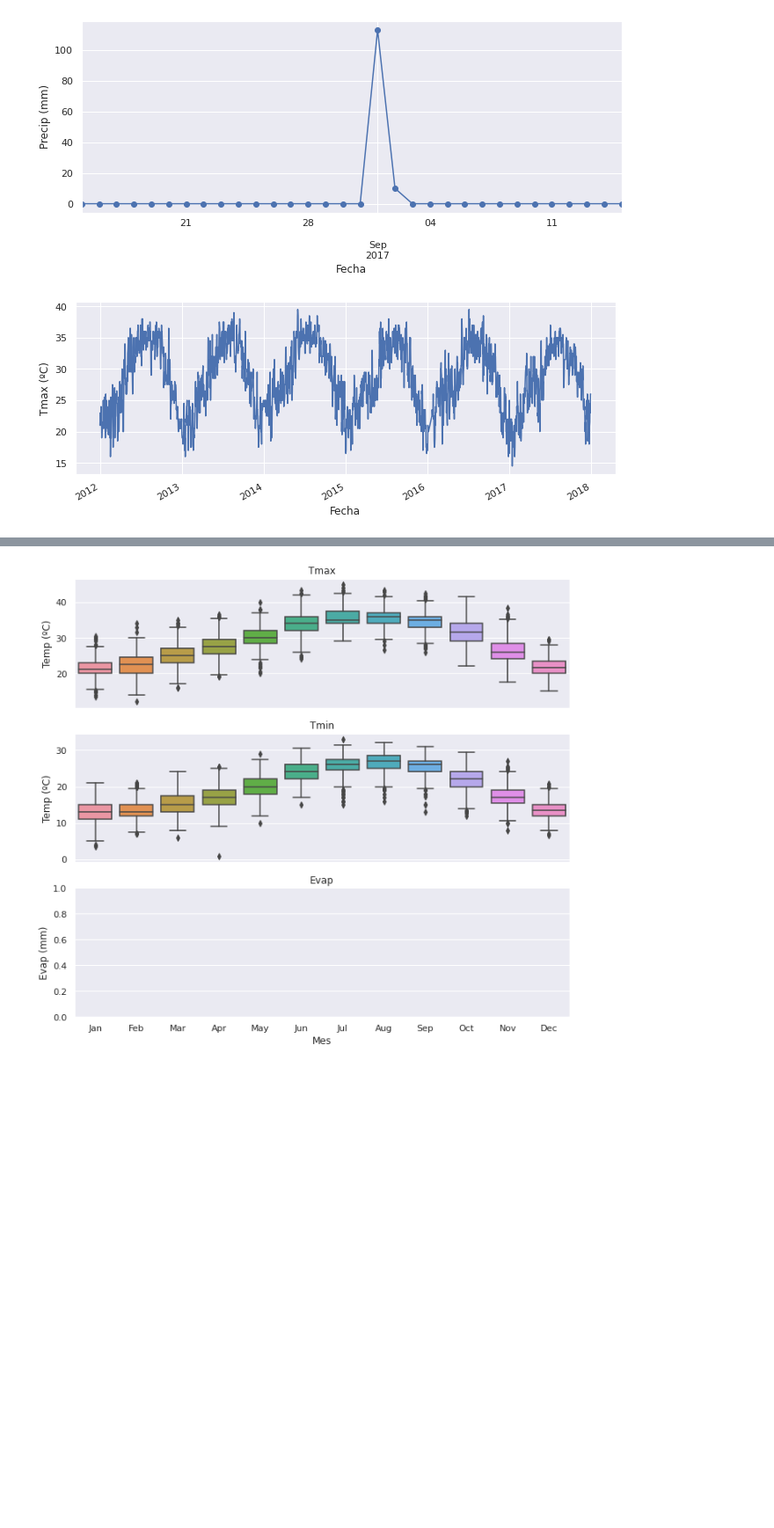
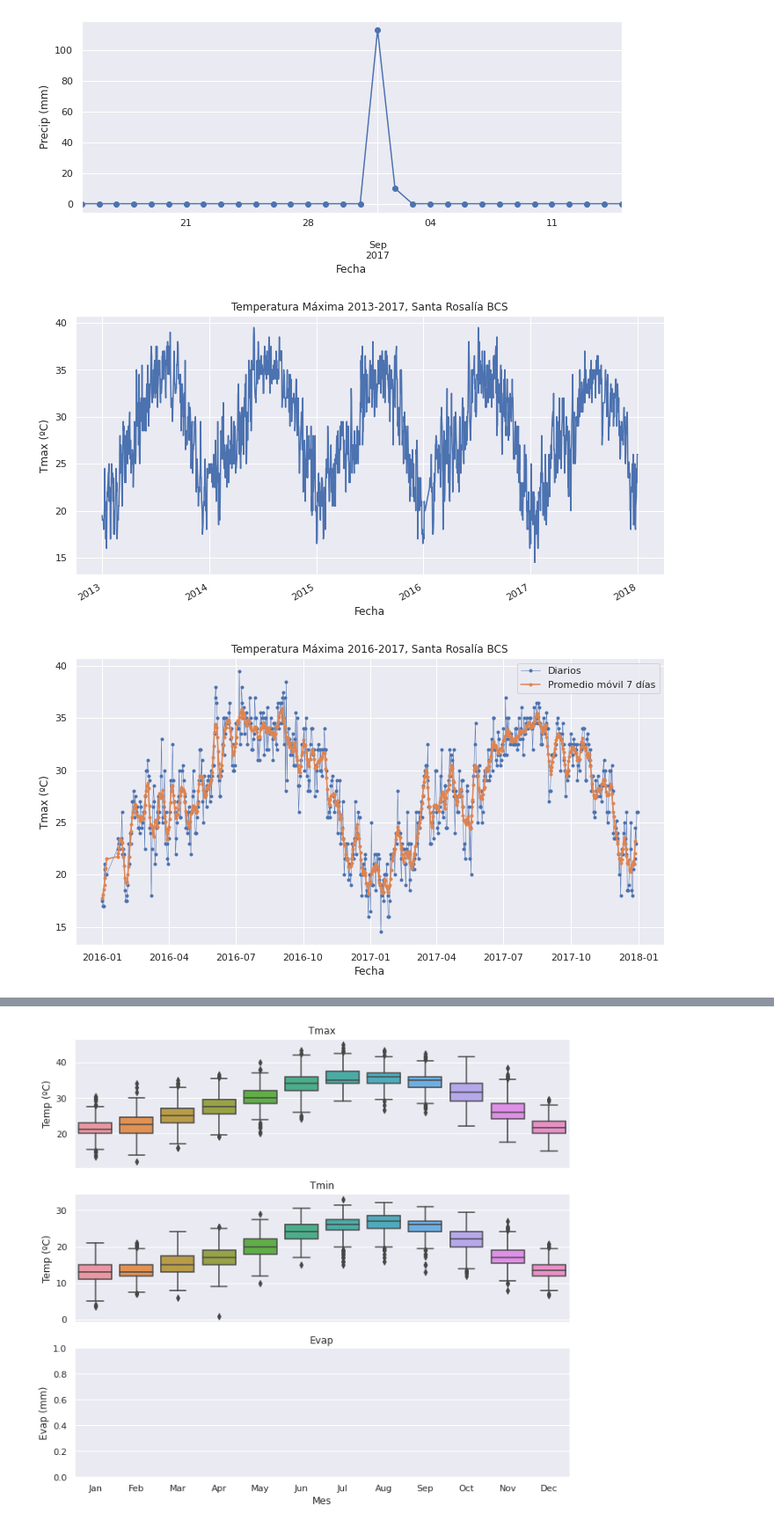
Before and after one commit to carloslizarragac/FisicaComputacional1, a Jupyter notebook: Actividad5.ipynb, the cells around one changed output, grey strips where cells are left out. Shown at 88% size. Saved outputs shown, nothing was run; the diff lists cells and outputs as text; code cells hidden in the pictures; blank space fills up the shorter version.

```diff
--- a/Actividad5.ipynb
+++ b/Actividad5.ipynb
@@ -180,7 +206,34 @@ ax.set_ylabel('Precip (mm)');
 [figure]
 # %%
 # Investigando un rango de datos
-ax = df_90.loc['2012':'2017', 'Tmax'].plot()
+sns.set(rc={'figure.figsize':(12, 6)})
+
+ax = df_90.loc['2013':'2017', 'Tmax'].plot()
 ax.set_ylabel('Tmax (ºC)');
+ax.set_title('Temperatura Máxima 2013-2017, Santa Rosalía BCS');
 # %% [output]
-[figure, old version]
+[figure, new version]
+# %%
+# Suavizando la curva de Tmax, utilizando Promedios Móviles (7,30 y 365 días)
+data_cols = ['Evap', 'Tmax', 'Tmin']
+df_90_7d = df_90[data_cols].rolling(7, center=True).mean()
+df_90_30d = df_90[data_cols].rolling(30, center=True).mean()
+df_90_365d = df_90[data_cols].rolling(365, center=True).mean()
+# %%
+# Fechas de inicio y fin, para filtrar la información
+start, end = '2016-01', '2017-12'
+
+# Contraste de la gráfica de datos diarios y la de promedio móvil de 7 días
+sns.set(rc={'figure.figsize':(12, 6)})
+
+fig, ax = plt.subplots()
+ax.plot(df_90.loc[start:end, 'Tmax'],
+marker='.', linestyle='-', linewidth=0.5, label='Diarios')
+ax.plot(df_90_7d.loc[start:end, 'Tmax'], marker='.', linestyle='-', label='Promedio móvil 7 días')
+
+ax.set_xlabel('Fecha')
+ax.set_ylabel('Tmax (ºC)')
+ax.set_title('Temperatura Máxima 2016-2017, Santa Rosalía BCS')
+ax.legend();
+# %% [output]
+[figure, added]
```
Also changed, not shown: parts of 11 cells of this notebook.
